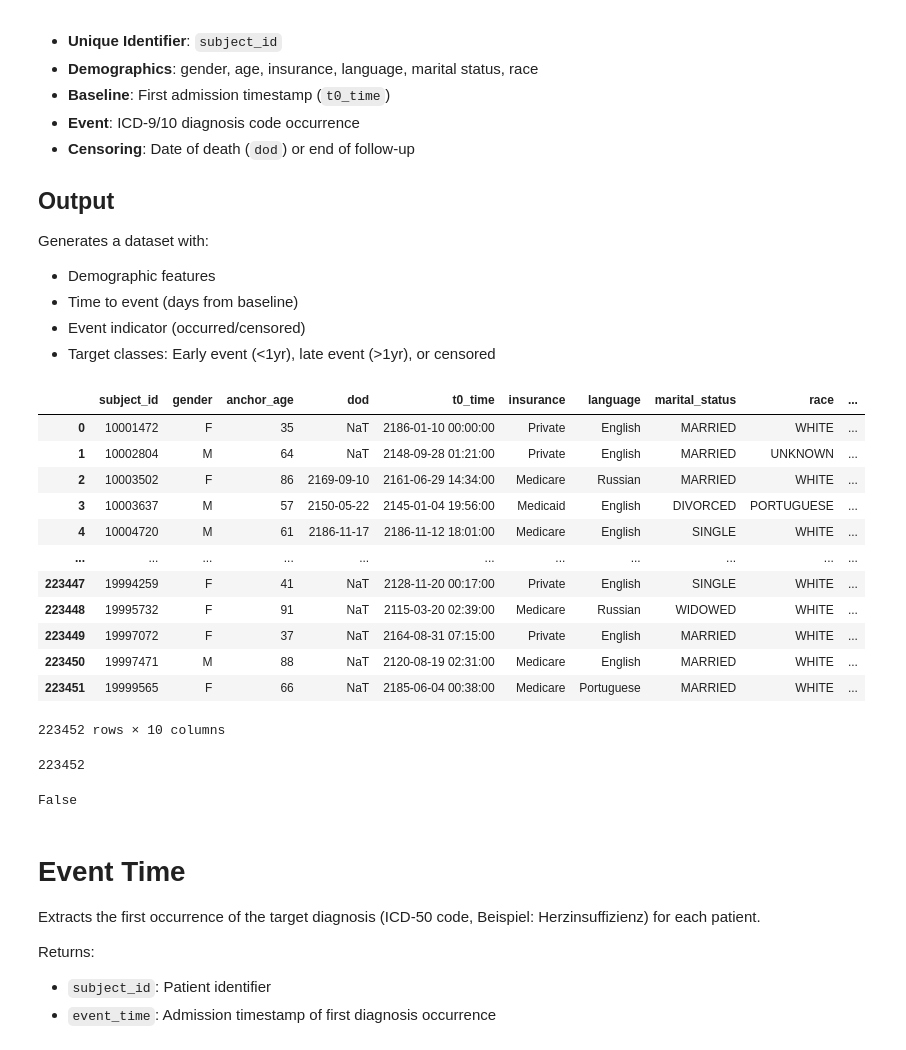
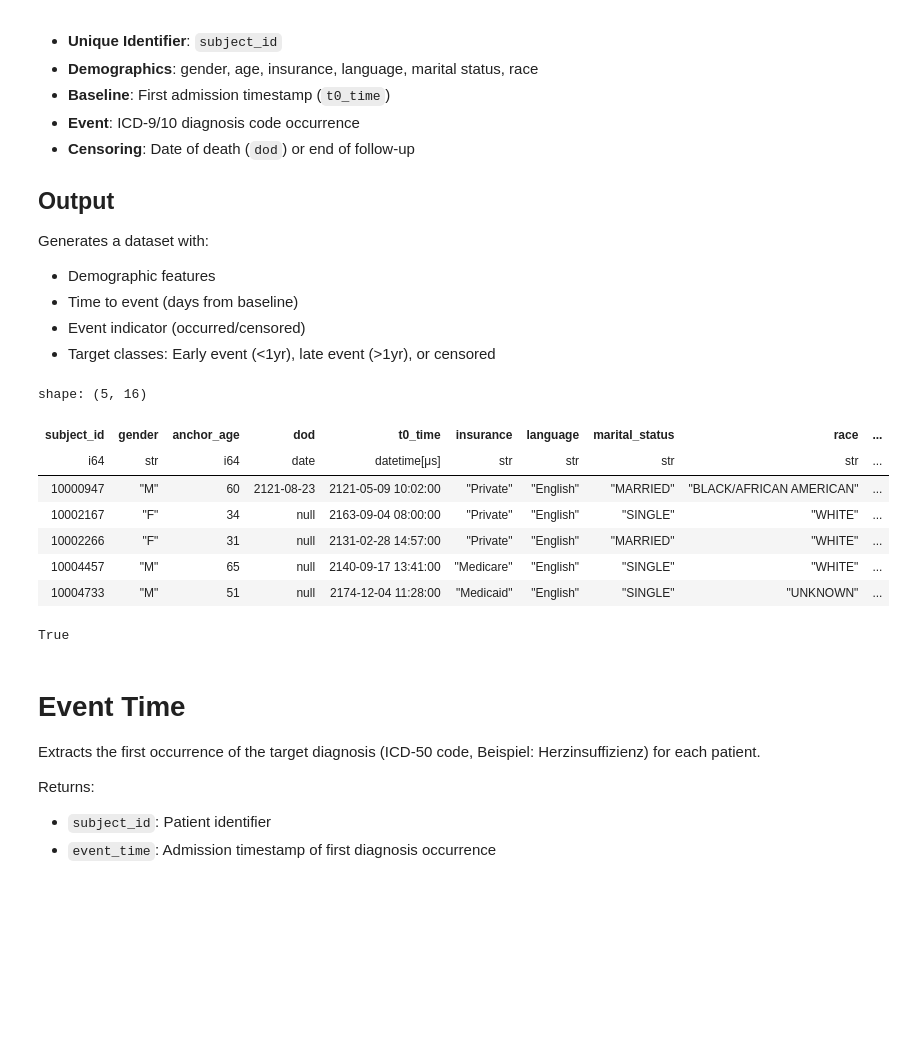
Before and after one commit to ayk-404/fs-thesis, a Jupyter notebook: notebooks/experiments/tab_pfn_v2_robustness.ipynb, the cells around one changed output. Drawn from its saved outputs; the diff is of its cells as text; code cells hidden in the pictures; blank space fills up the shorter version.

```diff
--- a/notebooks/experiments/tab_pfn_v2_robustness.ipynb
+++ b/notebooks/experiments/tab_pfn_v2_robustness.ipynb
@@ -76,61 +24,25 @@ Generates a dataset with:
 - Time to event (days from baseline)
 - Event indicator (occurred/censored)
 - Target classes: Early event (<1yr), late event (>1yr), or censored
-# %%
-df_baseline = sql("""SELECT
-    p.subject_id,
-    p.gender,
-    p.anchor_age,
-    p.dod,
-    -- Daten aus der ersten Aufnahme (Baseline)
-    first_admit.admittime AS t0_time,
-    first_admit.insurance,
-    first_admit.language,
-    first_admit.marital_status,
-    first_admit.race,
-    first_admit.admission_type
-FROM hosp.patients p
-INNER JOIN (
-    -- Subquery, um nur die zeitlich erste Aufnahme pro Patient zu finden
-    SELECT
-        subject_id,
-        admittime,
-        insurance,
-        language,
-        marital_status,
-        race,
-        admission_type,
-        ROW_NUMBER() OVER (PARTITION BY subject_id ORDER BY admittime ASC) as row_num
-    FROM hosp.admissions
-) first_admit ON p.subject_id = first_admit.subject_id
-WHERE first_admit.row_num = 1""")
-show(df_baseline,limit=True)
-# %% [output]
-|  | subject_id | gender | anchor_age | dod | t0_time | insurance | language | marital_status | race | ... |
-| 0 | 10001472 | F | 35 | NaT | 2186-01-10 00:00:00 | Private | English | MARRIED | WHITE | ... |
-| 1 | 10002804 | M | 64 | NaT | 2148-09-28 01:21:00 | Private | English | MARRIED | UNKNOWN | ... |
-| 2 | 10003502 | F | 86 | 2169-09-10 | 2161-06-29 14:34:00 | Medicare | Russian | MARRIED | WHITE | ... |
-| 3 | 10003637 | M | 57 | 2150-05-22 | 2145-01-04 19:56:00 | Medicaid | English | DIVORCED | PORTUGUESE | ... |
-| 4 | 10004720 | M | 61 | 2186-11-17 | 2186-11-12 18:01:00 | Medicare | English | SINGLE | WHITE | ... |
-| ... | ... | ... | ... | ... | ... | ... | ... | ... | ... | ... |
-| 223447 | 19994259 | F | 41 | NaT | 2128-11-20 00:17:00 | Private | English | SINGLE | WHITE | ... |
-| 223448 | 19995732 | F | 91 | NaT | 2115-03-20 02:39:00 | Medicare | Russian | WIDOWED | WHITE | ... |
-| 223449 | 19997072 | F | 37 | NaT | 2164-08-31 07:15:00 | Private | English | MARRIED | WHITE | ... |
-| 223450 | 19997471 | M | 88 | NaT | 2120-08-19 02:31:00 | Medicare | English | MARRIED | WHITE | ... |
-| 223451 | 19999565 | F | 66 | NaT | 2185-06-04 00:38:00 | Medicare | Portuguese | MARRIED | WHITE | ... |
-223452 rows × 10 columns
-# %%
-# Zählt die eindeutigen Werte
-anzahl = len(df["subject_id"].unique())
-anzahl
-# %% [output]
-223452
-# %%
-# Prüft auf Unique-Status
-ist_unique = len(df["subject_id"].unique()) == len(df["subject_id"])
-ist_unique
-# %% [output]
-False
+# %%
+from fs_thesis.data_loader import load_final_data
+df = load_final_data()
+df.head().sort("subject_id")
+# %% [output]
+shape: (5, 16)
+| subject_id | gender | anchor_age | dod | t0_time | insurance | language | marital_status | race | ... |
+| i64 | str | i64 | date | datetime[μs] | str | str | str | str | ... |
+| 10000947 | "M" | 60 | 2121-08-23 | 2121-05-09 10:02:00 | "Private" | "English" | "MARRIED" | "BLACK/AFRICAN AMERICAN" | ... |
+| 10002167 | "F" | 34 | null | 2163-09-04 08:00:00 | "Private" | "English" | "SINGLE" | "WHITE" | ... |
+| 10002266 | "F" | 31 | null | 2131-02-28 14:57:00 | "Private" | "English" | "MARRIED" | "WHITE" | ... |
+| 10004457 | "M" | 65 | null | 2140-09-17 13:41:00 | "Medicare" | "English" | "SINGLE" | "WHITE" | ... |
+| 10004733 | "M" | 51 | null | 2174-12-04 11:28:00 | "Medicaid" | "English" | "SINGLE" | "UNKNOWN" | ... |
+# %%
+# Prüfen, ob alle subject_ids einzigartig sind
+
+print(is_unique)  # True oder False
+# %% [output]
+True
 # %% [markdown]
 # Event Time
 
```
Also changed, not shown: parts of 8 cells of this notebook.
